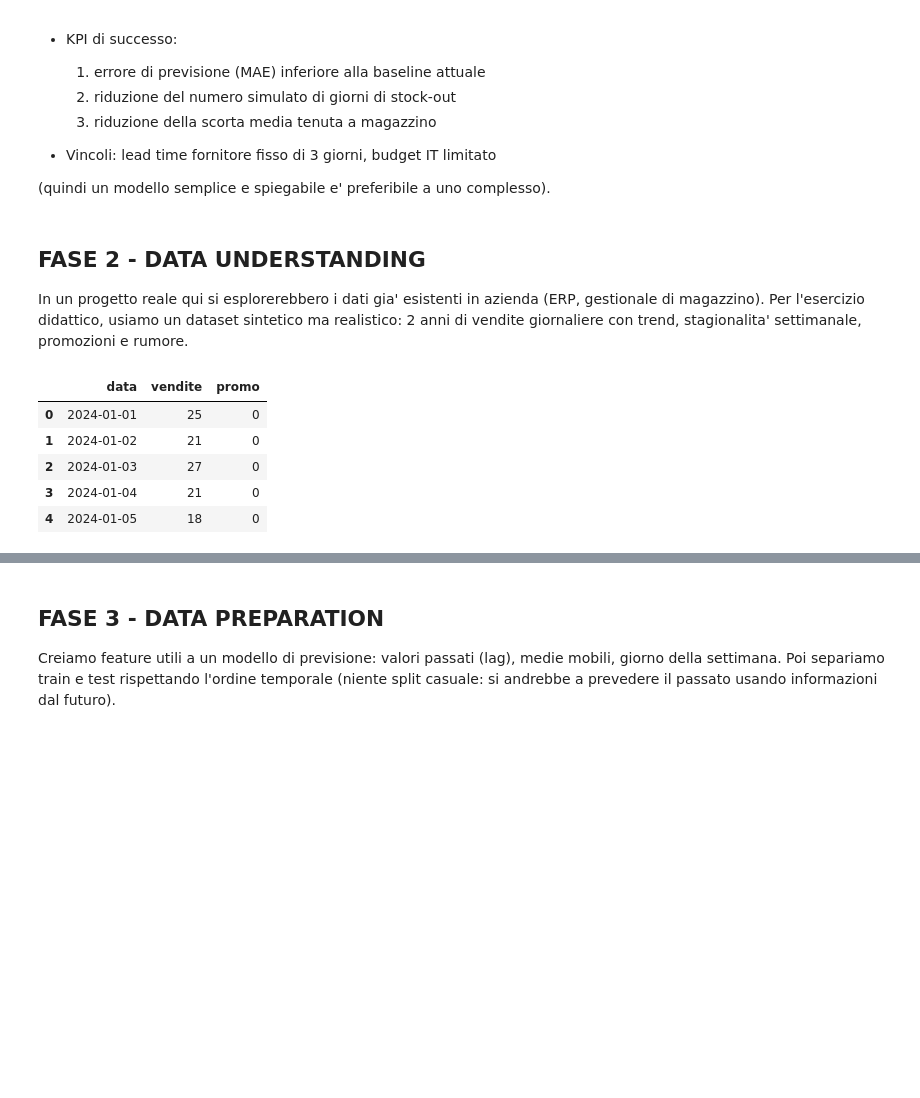
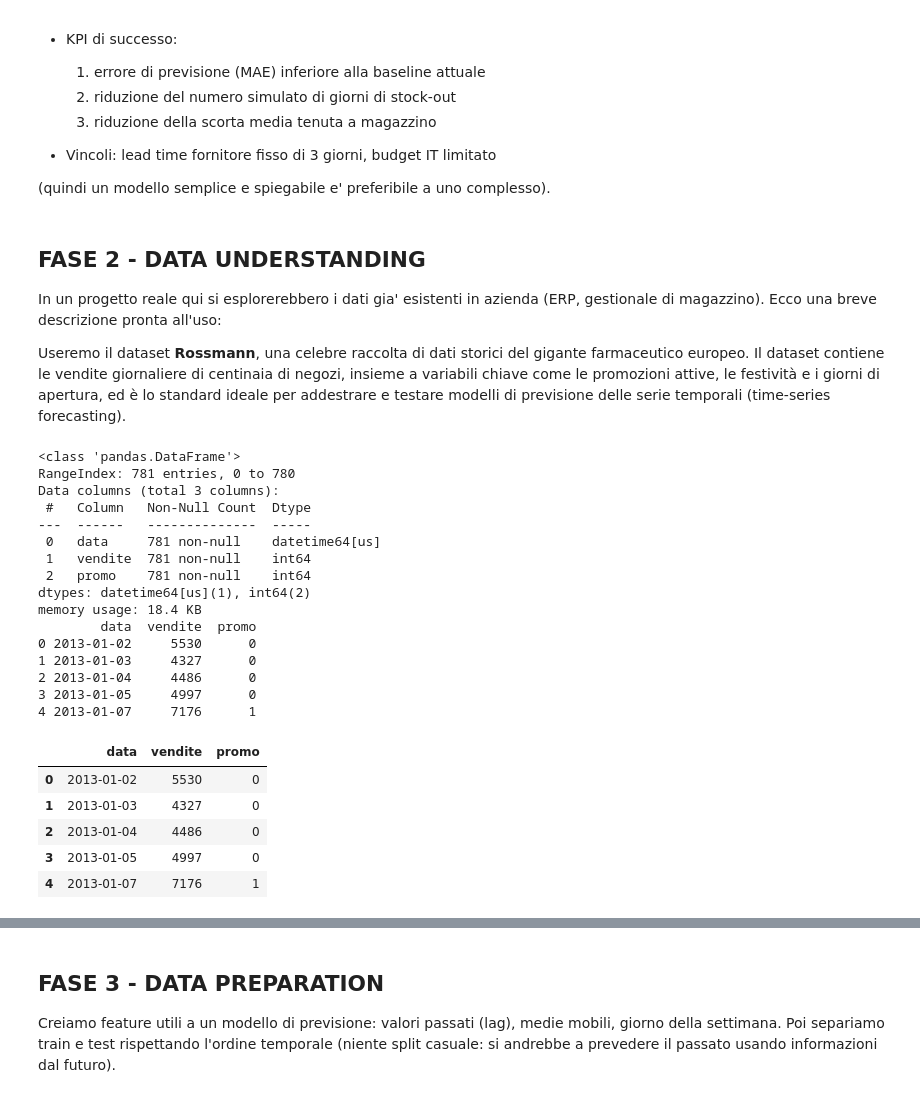
Before and after one commit to misterkilgore/machine_learning_4_pmi, a Jupyter notebook: scortemagazzino/magazzino.ipynb, the cells around one changed output, grey strips where cells are left out. Cells and saved outputs as stored; diff of their text form; code cells hidden in the pictures; blank space fills up the shorter version.

```diff
--- a/scortemagazzino/magazzino.ipynb
+++ b/scortemagazzino/magazzino.ipynb
@@ -44,18 +44,61 @@ LIVELLO_SERVIZIO_Z = 1.65     # z-score per un service level ~95%
 ## FASE 2 - DATA UNDERSTANDING
 
 In un progetto reale qui si esplorerebbero i dati gia' esistenti in azienda (ERP, gestionale di magazzino).
-Per l'esercizio didattico, usiamo un dataset sintetico ma realistico: 2 anni di vendite giornaliere con trend, stagionalita' settimanale, promozioni e rumore.
+Ecco una breve descrizione pronta all'uso:
+
+Useremo il dataset **Rossmann**, una celebre raccolta di dati storici del gigante farmaceutico europeo. Il dataset contiene le vendite giornaliere di centinaia di negozi, insieme a variabili chiave come le promozioni attive, le festività e i giorni di apertura, ed è lo standard ideale per addestrare e testare modelli di previsione delle serie temporali (time-series forecasting).
 # %%
-df = pd.read_csv('vendite_magazzino.csv')
+#df = pd.read_csv('vendite_magazzino.csv')
+# 1. Caricamento del dataset Rossmann
+df = pd.read_csv('rossman.csv', dtype={'StateHoliday': str})
+
+# 2. Filtro per un singolo Store (es. Store 1) e solo per i giorni di apertura (Open == 1)
+# (Se il negozio è chiuso, le vendite sono 0 e la promo non ha effetto reale)
+df_single_store = df[(df['Store'] == 1) & (df['Open'] == 1)].copy()
+
+# 3. Ordinamento cronologico (nel dataset Rossmann le date sono speso in ordine decrescente)
+df_single_store['Date'] = pd.to_datetime(df_single_store['Date'])
+df_single_store = df_single_store.sort_values('Date').reset_index(drop=True)
+
+# 4. Selezione delle colonne d'interesse e rinomina
+df_dataset = df_single_store[['Date', 'Sales', 'Promo']].copy()
+df_dataset.columns = ['data', 'vendite', 'promo']
+
+# 5. Conversioni di tipo per rispecchiare il tuo dataset di partenza
+df_dataset['data'] = df_dataset['data'].astype('datetime64[us]')
+df_dataset['vendite'] = df_dataset['vendite'].astype('int64')
+df_dataset['promo'] = df_dataset['promo'].astype('int64')
+
+# Verifica della struttura del nuovo dataset
+df_dataset.info()
+print(df_dataset.head())
+
+df = df_dataset
 
 df.head()
 # %% [output]
+<class 'pandas.DataFrame'>
+RangeIndex: 781 entries, 0 to 780
+Data columns (total 3 columns):
+ #   Column   Non-Null Count  Dtype
+---  ------   --------------  -----
+ 0   data     781 non-null    datetime64[us]
+ 1   vendite  781 non-null    int64
+ 2   promo    781 non-null    int64
+dtypes: datetime64[us](1), int64(2)
+memory usage: 18.4 KB
+        data  vendite  promo
+0 2013-01-02     5530      0
+1 2013-01-03     4327      0
+2 2013-01-04     4486      0
+3 2013-01-05     4997      0
+4 2013-01-07     7176      1
 |  | data | vendite | promo |
-| 0 | 2024-01-01 | 25 | 0 |
-| 1 | 2024-01-02 | 21 | 0 |
-| 2 | 2024-01-03 | 27 | 0 |
-| 3 | 2024-01-04 | 21 | 0 |
-| 4 | 2024-01-05 | 18 | 0 |
+| 0 | 2013-01-02 | 5530 | 0 |
+| 1 | 2013-01-03 | 4327 | 0 |
+| 2 | 2013-01-04 | 4486 | 0 |
+| 3 | 2013-01-05 | 4997 | 0 |
+| 4 | 2013-01-07 | 7176 | 1 |
 # %%
 df["data"] = pd.to_datetime(df["data"])
 df.info()
```
Also changed, not shown: parts of 9 cells of this notebook, 6 other files.
